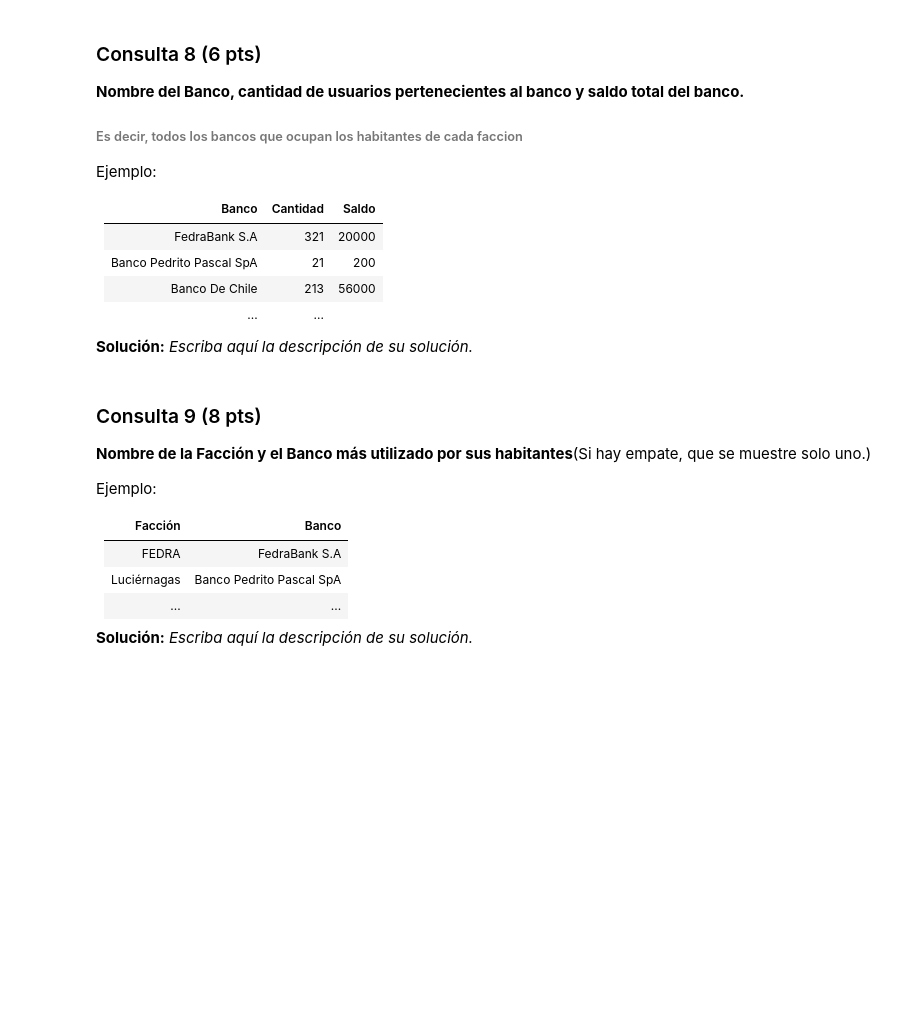
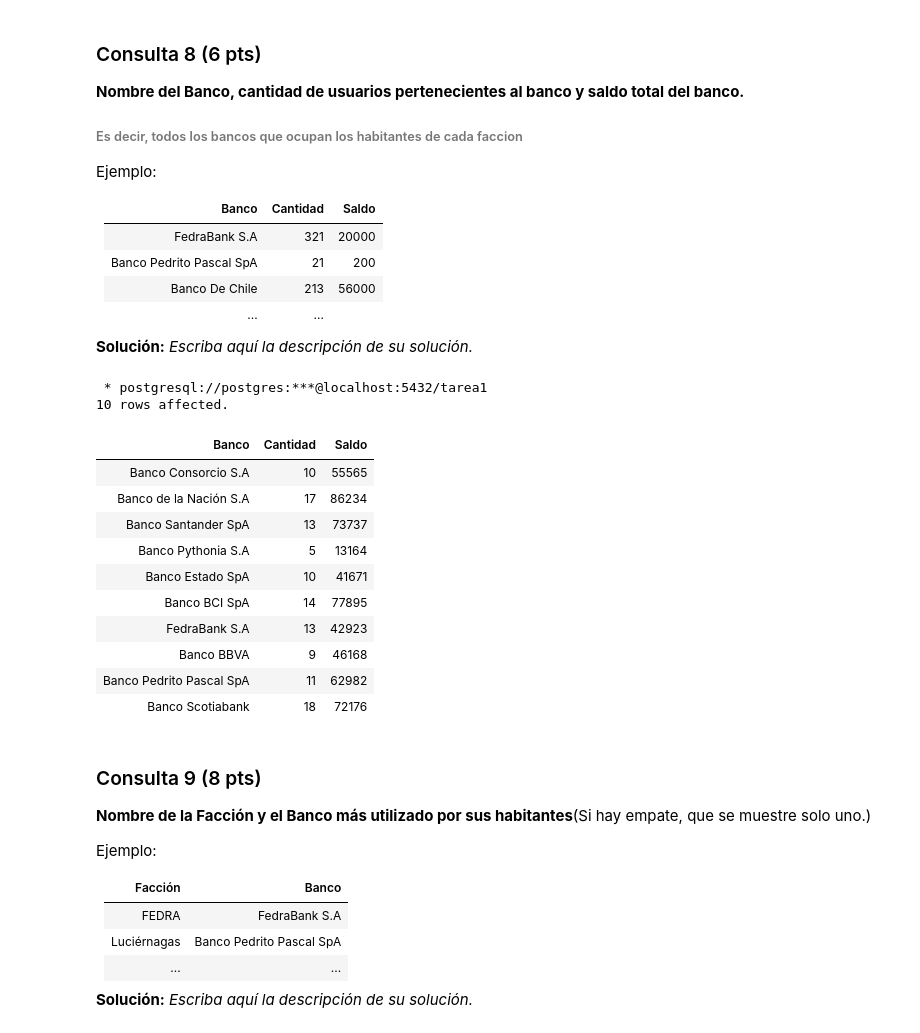
Before and after one commit to evwng/INF239_Tareas, a Jupyter notebook: Tarea-1-Grupo23/Tarea1_Grupo23.ipynb, the cells around one changed output. Saved outputs shown, nothing was run; the diff lists cells and outputs as text; code cells hidden in the pictures; blank space fills up the shorter version.

```diff
--- a/Tarea-1-Grupo23/Tarea1_Grupo23.ipynb
+++ b/Tarea-1-Grupo23/Tarea1_Grupo23.ipynb
@@ -569,3 +596,25 @@ FROM
+# %%
+%%sql
+SELECT
+    cuentas_bancarias.banco "Banco", COUNT(cuentas_bancarias.id) "Cantidad", SUM(cuentas_bancarias.saldo) "Saldo"
+FROM
+    cuentas_bancarias
+GROUP BY
+    cuentas_bancarias.banco;
+# %% [output]
+ * postgresql://postgres:***@localhost:5432/tarea1
+10 rows affected.
+| Banco | Cantidad | Saldo |
+| Banco Consorcio S.A | 10 | 55565 |
+| Banco de la Nación S.A | 17 | 86234 |
+| Banco Santander SpA | 13 | 73737 |
+| Banco Pythonia S.A | 5 | 13164 |
+| Banco Estado SpA | 10 | 41671 |
+| Banco BCI SpA | 14 | 77895 |
+| FedraBank S.A | 13 | 42923 |
+| Banco BBVA | 9 | 46168 |
+| Banco Pedrito Pascal SpA | 11 | 62982 |
+| Banco Scotiabank | 18 | 72176 |
 # %% [markdown]
 ### Consulta 9 (8 pts)
 **Nombre de la Facción y el Banco más utilizado por sus habitantes**(Si hay empate, que se muestre solo uno.)
```
Also changed, not shown: parts of 13 cells of this notebook.
